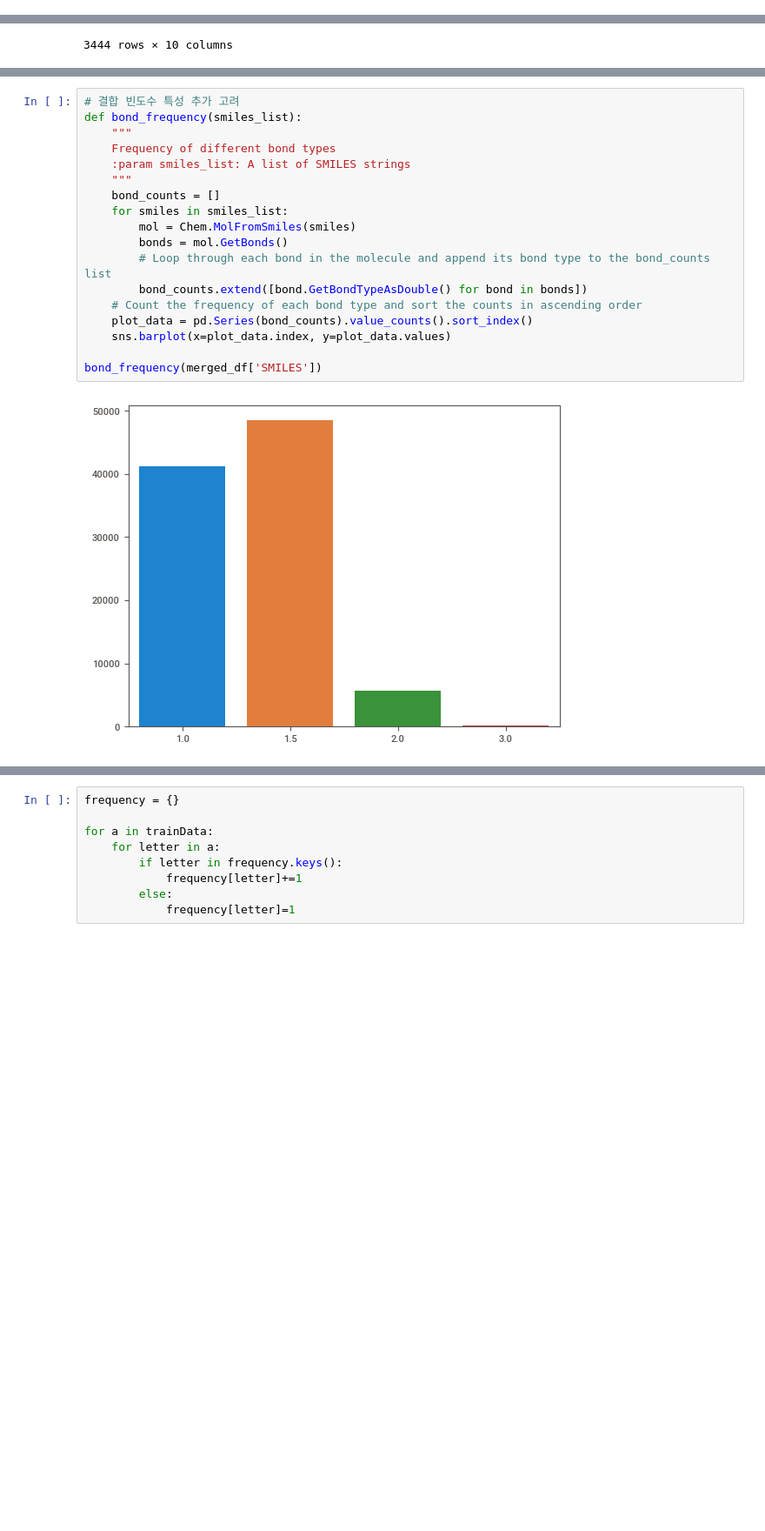
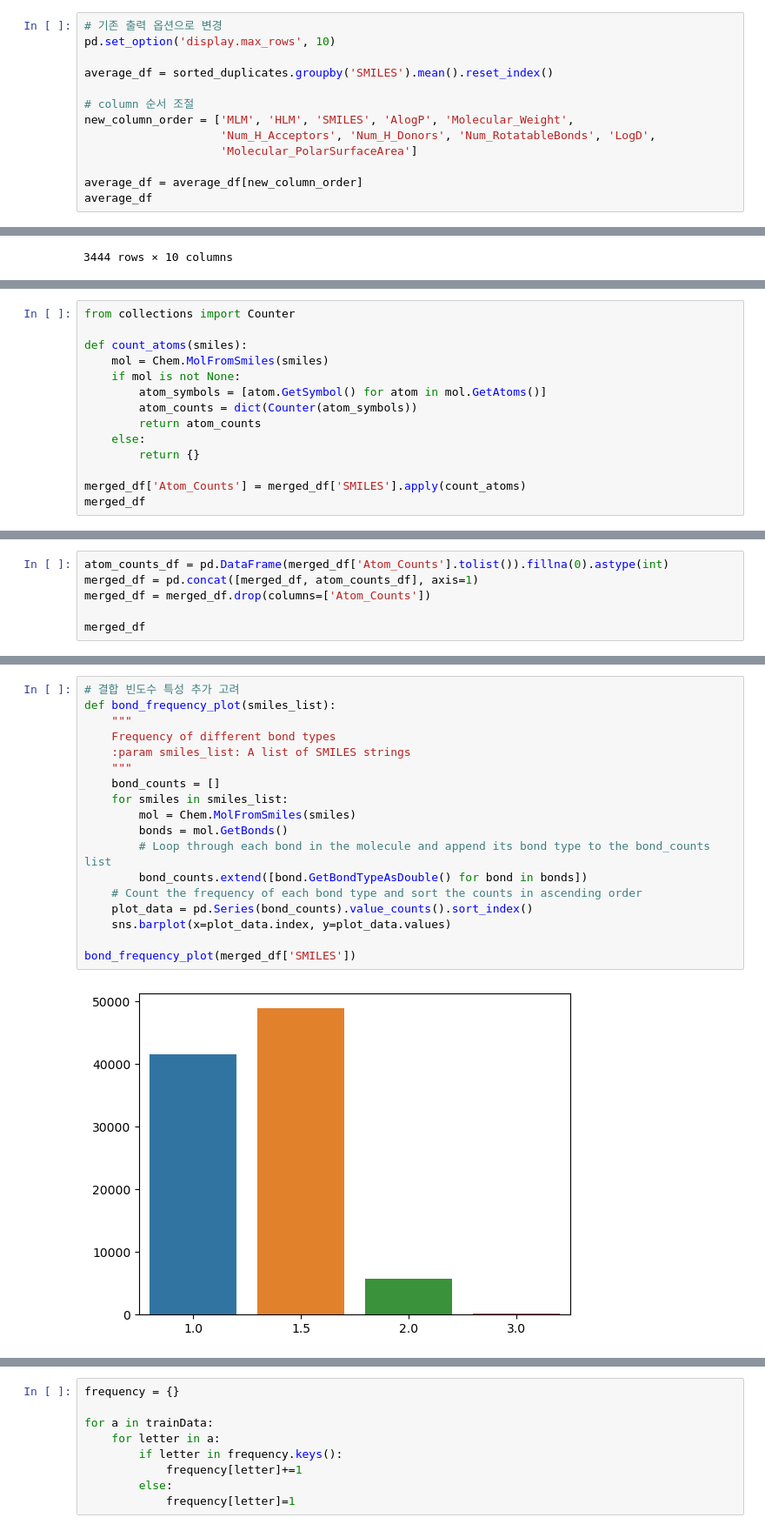
Before and after one commit to AnMyeongGyu/dacon_new_drug, a Jupyter notebook: 00_eda.ipynb, the cells around one changed output, grey strips where cells are left out. Shown at 87% size. Drawn from its saved outputs; the diff is of its cells as text; blank space fills up the shorter version.

```diff
--- a/00_eda.ipynb
+++ b/00_eda.ipynb
@@ -222,0 +217,13 @@ sorted_duplicates
+# %%
+# 기존 출력 옵션으로 변경
+pd.set_option('display.max_rows', 10)
+
+average_df = sorted_duplicates.groupby('SMILES').mean().reset_index()
+
+# column 순서 조절
+new_column_order = ['MLM', 'HLM', 'SMILES', 'AlogP', 'Molecular_Weight',
+                    'Num_H_Acceptors', 'Num_H_Donors', 'Num_RotatableBonds', 'LogD',
+                    'Molecular_PolarSurfaceArea']
+
+average_df = average_df[new_column_order]
+average_df
@@ -320,0 +327,14 @@ atom_frequency(merged_df['SMILES'])
+# %%
+from collections import Counter
+
+def count_atoms(smiles):
+    mol = Chem.MolFromSmiles(smiles)
+    if mol is not None:
+        atom_symbols = [atom.GetSymbol() for atom in mol.GetAtoms()]
+        atom_counts = dict(Counter(atom_symbols))
+        return atom_counts
+    else:
+        return {}
+
+merged_df['Atom_Counts'] = merged_df['SMILES'].apply(count_atoms)
+merged_df
@@ -320,0 +355,6 @@ atom_frequency(merged_df['SMILES'])
+# %%
+atom_counts_df = pd.DataFrame(merged_df['Atom_Counts'].tolist()).fillna(0).astype(int)
+merged_df = pd.concat([merged_df, atom_counts_df], axis=1)
+merged_df = merged_df.drop(columns=['Atom_Counts'])
+
+merged_df
@@ -321,20 +375,20 @@ atom_frequency(merged_df['SMILES'])
 # %%
 # 결합 빈도수 특성 추가 고려
-def bond_frequency(smiles_list):
+def bond_frequency_plot(smiles_list):
     """
     Frequency of different bond types
     :param smiles_list: A list of SMILES strings
     """
     bond_counts = []
     for smiles in smiles_list:
         mol = Chem.MolFromSmiles(smiles)
         bonds = mol.GetBonds()
         # Loop through each bond in the molecule and append its bond type to the bond_counts list
         bond_counts.extend([bond.GetBondTypeAsDouble() for bond in bonds])
     # Count the frequency of each bond type and sort the counts in ascending order
     plot_data = pd.Series(bond_counts).value_counts().sort_index()
     sns.barplot(x=plot_data.index, y=plot_data.values)
 
-bond_frequency(merged_df['SMILES'])
+bond_frequency_plot(merged_df['SMILES'])
 # %% [output]
-[figure, old version]
+[figure, new version]
```
Also changed, not shown: parts of 20 cells of this notebook, 2 other files.
